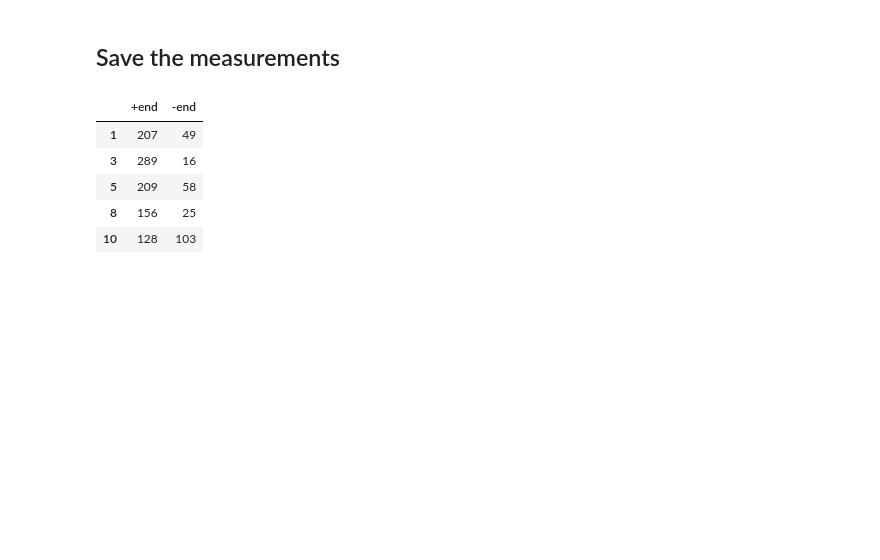
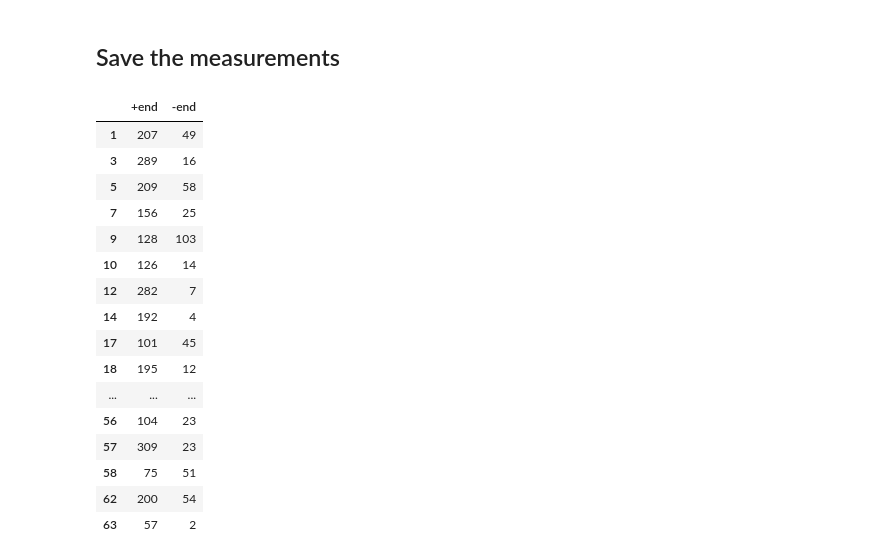
Before and after one commit to ShengyaoChen/cell_biology, a Jupyter notebook: mt_analysis/mt_analysis_demo.ipynb, the cells around one changed output. Saved outputs shown, nothing was run; the diff lists cells and outputs as text; code cells hidden in the pictures; blank space fills up the shorter version.

```diff
--- a/mt_analysis/mt_analysis_demo.ipynb
+++ b/mt_analysis/mt_analysis_demo.ipynb
@@ -94,7 +96,7 @@ from scipy import ndimage as ndi
 
 composite_f = np.maximum(seed_f, mt_f)
 
-distance = ndi.distance_transform_edt(composite)
+distance = ndi.distance_transform_edt(composite_f)
 local_maxi = peak_local_max(distance, indices=False, footprint=np.ones((3, 3)),
                             labels=composite_f)
 markers = ndi.label(local_maxi)[0]
@@ -170,13 +172,24 @@ Wall time: 4.38 s
 # %%
 mt_analysis = pd.DataFrame(dict([(k, pd.Series(v)) for k, v in result_dict.items()])).transpose()
 mt_analysis.columns = ['+end', '-end']
-mt_analysis.head()
+mt_analysis
 # %% [output]
 |  | +end | -end |
 | 1 | 207 | 49 |
 | 3 | 289 | 16 |
 | 5 | 209 | 58 |
-| 8 | 156 | 25 |
-| 10 | 128 | 103 |
+| 7 | 156 | 25 |
+| 9 | 128 | 103 |
+| 10 | 126 | 14 |
+| 12 | 282 | 7 |
+| 14 | 192 | 4 |
+| 17 | 101 | 45 |
+| 18 | 195 | 12 |
+| ... | ... | ... |
+| 56 | 104 | 23 |
+| 57 | 309 | 23 |
+| 58 | 75 | 51 |
+| 62 | 200 | 54 |
+| 63 | 57 | 2 |
 # %%
 mt_analysis.to_csv('measurement_result.csv')
```
Also changed, not shown: parts of 4 cells of this notebook.
